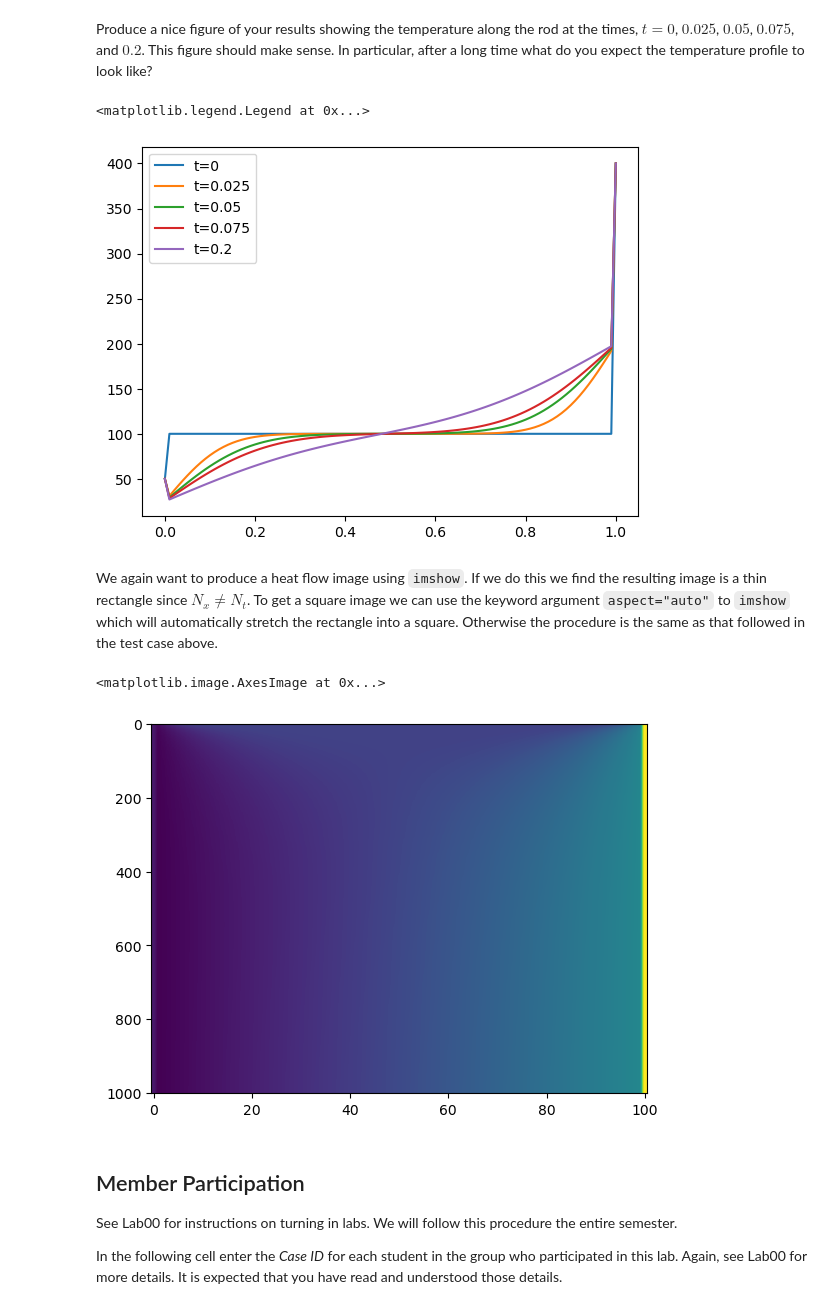
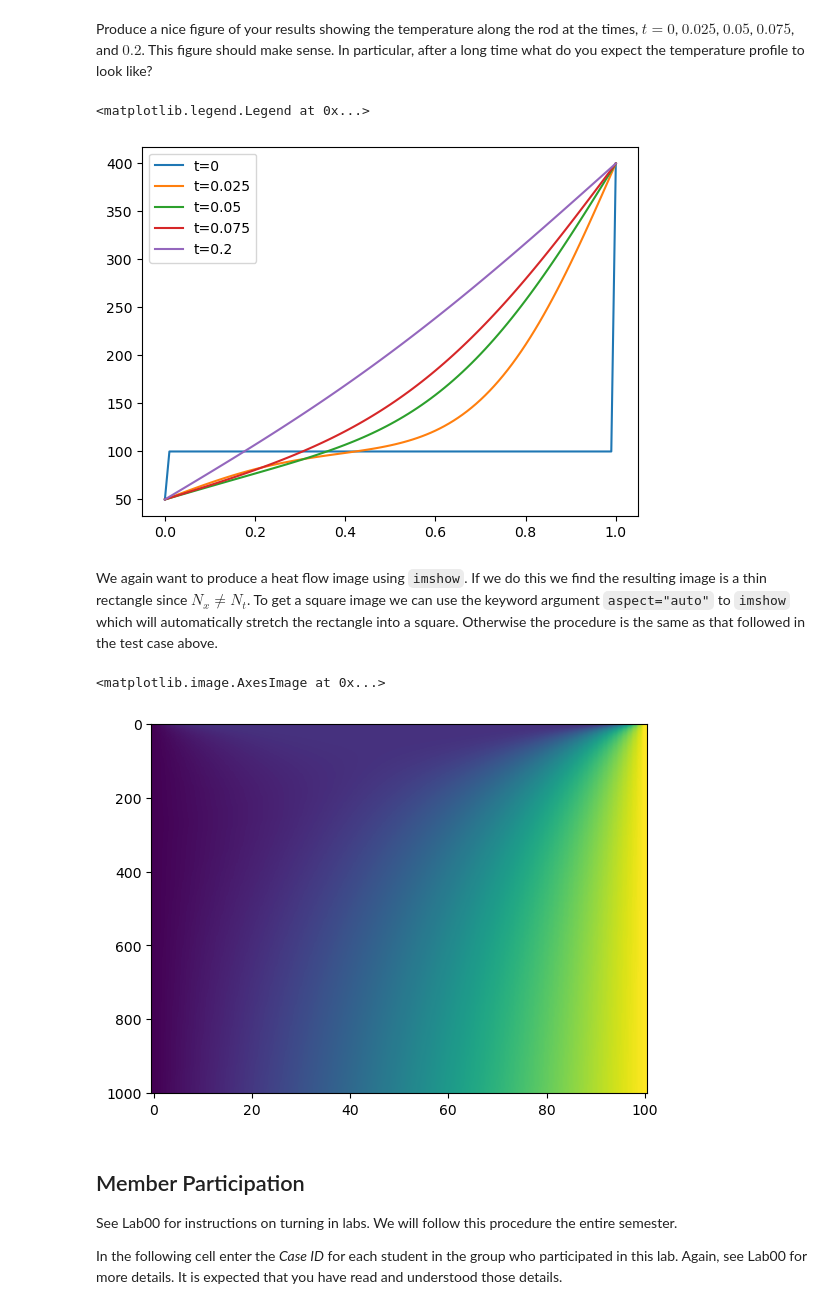
Before and after one commit to SerenaLynas/p250-spring-2026, a Jupyter notebook: labs/Lab07.ipynb, the cells around one changed output. Saved outputs shown, nothing was run; the diff lists cells and outputs as text; code cells hidden in the pictures.

```diff
--- a/labs/Lab07.ipynb
+++ b/labs/Lab07.ipynb
@@ -75,11 +75,16 @@ The accuracy of the numerical solution depends on $r$, we would need to more car
 # %%
 N = 1001
 T = np.empty((N, N))
-xs = np.linspace(0, 1, N, endpoint=True)
+xs = np.linspace(0, 1, N)
 T[0] = np.sin(np.pi * xs)
 dt = 1e-4
 r = dt/(2 * (1/(N - 1))**2)
+#print(1/(N - 1), xs[1] - xs[0])
 A = coefficient_matrix(N, r)
+print(A)
 
 for i in range(1, N):
-    T[i] = la.solve_banded((1, 1), A, tau(T[i - 1], r))
+    t = tau(T[i - 1], r)
+    print(t)
+    T[i] = la.solve_banded((1, 1), A, t)
+    print(T[-1])
@@ -87,9 +110,11 @@ for i in range(1, N):
 Produce a nice figure of your results showing the temperature along the rod at the times, $t=0$, $0.025$, $0.05$, $0.075$, and $0.1$.
 # %%
 for t in [0, 0.025, 0.05, 0.075, 0.1]:
-    i = int(t * 1000)
+    i = int(t/dt)
     plt.plot(xs, T[i], label=f"t={t}")
 
+
+plt.plot(xs, np.sin(np.pi * xs) * np.exp(-np.pi**2 * 0.1), label="analytic")
 plt.legend()
 # %% [output]
 <matplotlib.legend.Legend at 0x...>
@@ -136,7 +161,7 @@ N_t = 1001
 dt = 2e-4
 r = dt/(2 * (1/(N_x - 1))**2)
 A = np.copy(coefficient_matrix(N_x, r))
-T = np.empty((N_t, N_x))
+T = np.zeros((N_t, N_x))
 xs = np.linspace(0, 1, N_x, endpoint=True)
 T[0, :] = 100
 T[0, 0] = 50
@@ -147,17 +172,12 @@ def set_A(i, j, v):
 
 set_A(0, 0, 1)
 set_A(0, 1, 0)
-set_A(1, 0, 0)
 set_A(N_x - 1, N_x - 1, 1)
 set_A(N_x - 1, N_x - 2, 0)
-set_A(N_x - 2, N_x - 1, 0)
 
 for i in range(1, N_t):
     tau_ = tau(T[i - 1], r)
     tau_[0] = T[0, 0]
     tau_[-1] = T[0, -1]
+
     T[i] = la.solve_banded((1, 1), A, tau_)
-    #T[i, 0] = 50
-    #T[i, -1] = 400
-
-print(T)
@@ -181,13 +187,13 @@ This figure should make sense.
 In particular, after a long time what do you expect the temperature profile to look like?
 # %%
 for t in [0, 0.025, 0.05, 0.075, 0.2]:
-    i = int(t * N_t)
+    i = int(t/dt)
     plt.plot(xs, T[i], label=f"t={t}")
 
 plt.legend()
 # %% [output]
 <matplotlib.legend.Legend at 0x...>
-[figure, old version]
+[figure, new version]
 # %% [markdown]
 We again want to produce a heat flow image using `imshow`.
 If we do this we find the resulting image is a thin rectangle since $N_x\ne N_t$.
@@ -197,7 +203,7 @@ Otherwise the procedure is the same as that followed in the test case above.
 plt.imshow(T, aspect="auto")
 # %% [output]
 <matplotlib.image.AxesImage at 0x...>
-[figure, old version]
+[figure, new version]
 # %% [markdown]
 ## Member Participation
 
```
Also changed, not shown: parts of 3 cells of this notebook.
